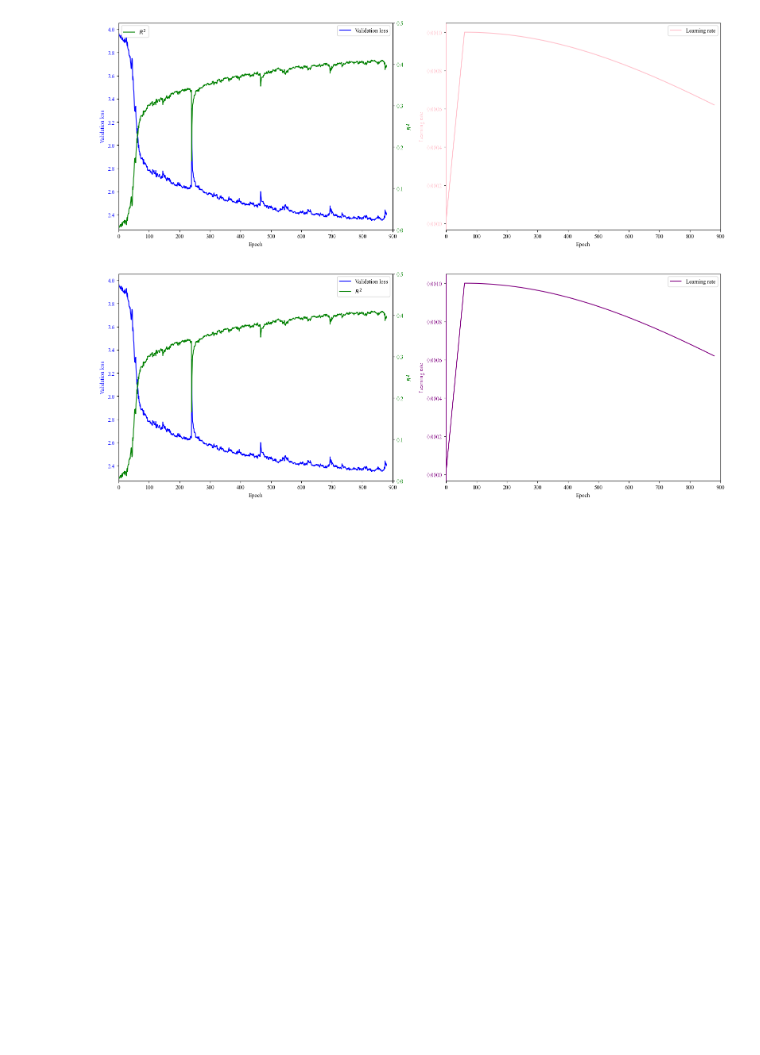
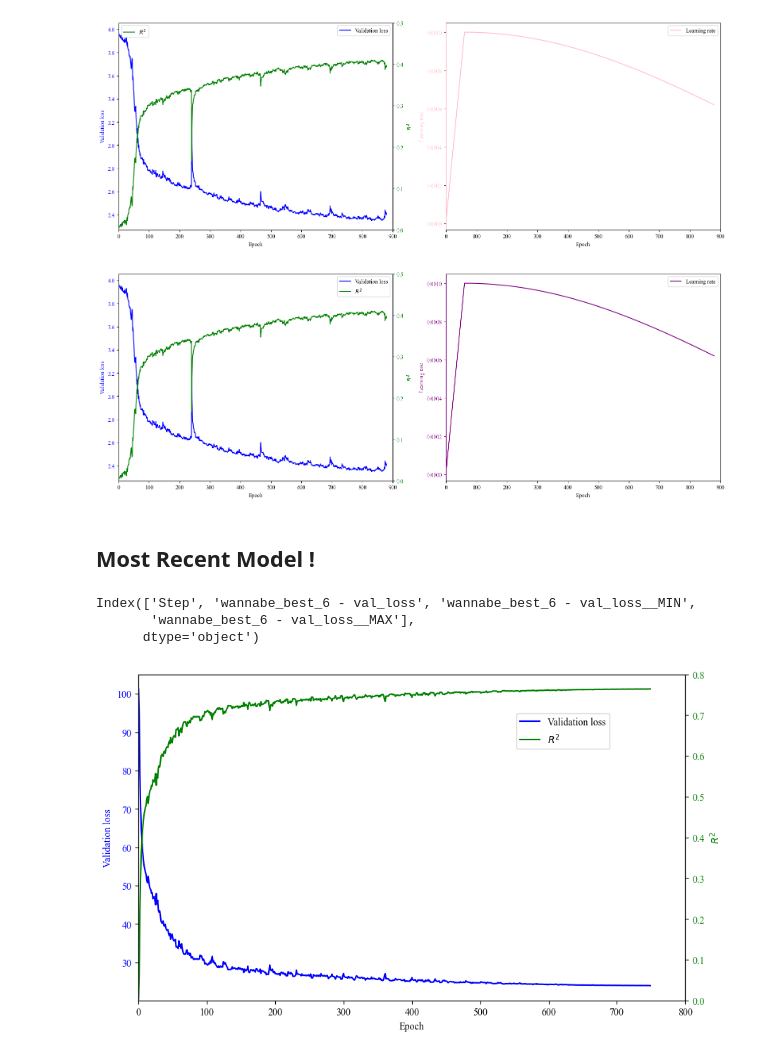
Before and after one commit to govindgoel/ml, a Jupyter notebook: scripts/visualization/visualize_training_data.ipynb, the cells around one changed output. Drawn from its saved outputs; the diff is of its cells as text; code cells hidden in the pictures; blank space fills up the shorter version.

```diff
--- a/scripts/visualization/visualize_training_data.ipynb
+++ b/scripts/visualization/visualize_training_data.ipynb
@@ -269,3 +269,58 @@ plt.savefig('combined_plot.png', dpi=500, bbox_inches='tight')  # Save as a high
 plt.show()
 # %% [output]
 [figure]
+# %% [markdown]
+## Most Recent Model !
+# %%
+import pandas as pd
+import matplotlib.pyplot as plt
+
+# Read the CSV files
+df_val_loss = pd.read_csv('val_loss.csv')
+df_r2 = pd.read_csv('r2.csv')
+df_spearman = pd.read_csv('spearman.csv')
+df_pearson = pd.read_csv('pearson.csv')
+# %%
+df_val_loss.columns
+# %% [output]
+Index(['Step', 'wannabe_best_6 - val_loss', 'wannabe_best_6 - val_loss__MIN',
+       'wannabe_best_6 - val_loss__MAX'],
+      dtype='object')
+# %%
+import pandas as pd
+import matplotlib.pyplot as plt
+
+# Set the font to Times New Roman
+plt.rcParams['font.family'] = 'Times New Roman'
+
+# Create a figure and axis
+fig, ax1 = plt.subplots(figsize=(10, 6))
+
+epoch_steps = range(750)
+
+# Plot the loss with x-axis starting from 0
+ax1.plot(epoch_steps, df_val_loss['wannabe_best_6 - val_loss'], label='Validation loss', color='b')
+ax1.set_xlabel('Epoch')
+ax1.set_ylabel('Validation loss', color='b')
+ax1.tick_params(axis='y', labelcolor='b')
+
+# Create a secondary y-axis
+ax2 = ax1.twinx()
+ax2.plot(epoch_steps, df_r2['wannabe_best_6 - r^2'], label=r"$R^2$", color='g')
+ax2.set_ylabel(r"$R^2$", color='g')
+ax2.set_ylim(0, 0.8)  # Set y-axis limits for R squared
+ax2.tick_params(axis='y', labelcolor='g')
+
+plt.xlim(left=0)
+plt.xlim(right=800)
+# plt.ylim(bottom=0)
+# Add legends
+fig.legend(loc='upper right', bbox_to_anchor=(0.8, 0.8))
+
+# Save the figure
+# plt.savefig('loss_plot.png', dpi=500, bbox_inches='tight')  # Save as a high-resolution image
+
+# Show the plot
+plt.show()
+# %% [output]
+[figure, added]
```
Also changed, not shown: parts of 1 cell of this notebook, 2 other files.
